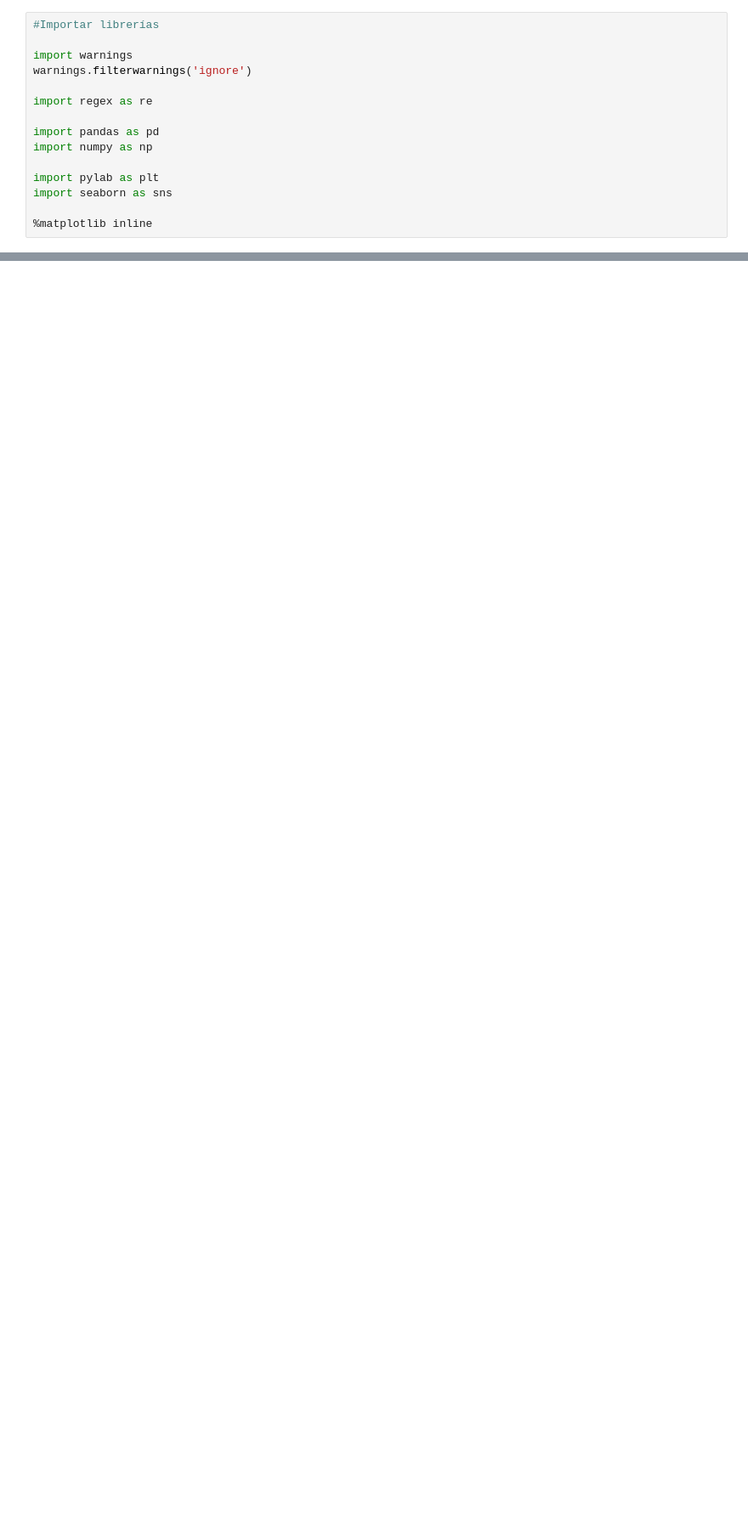
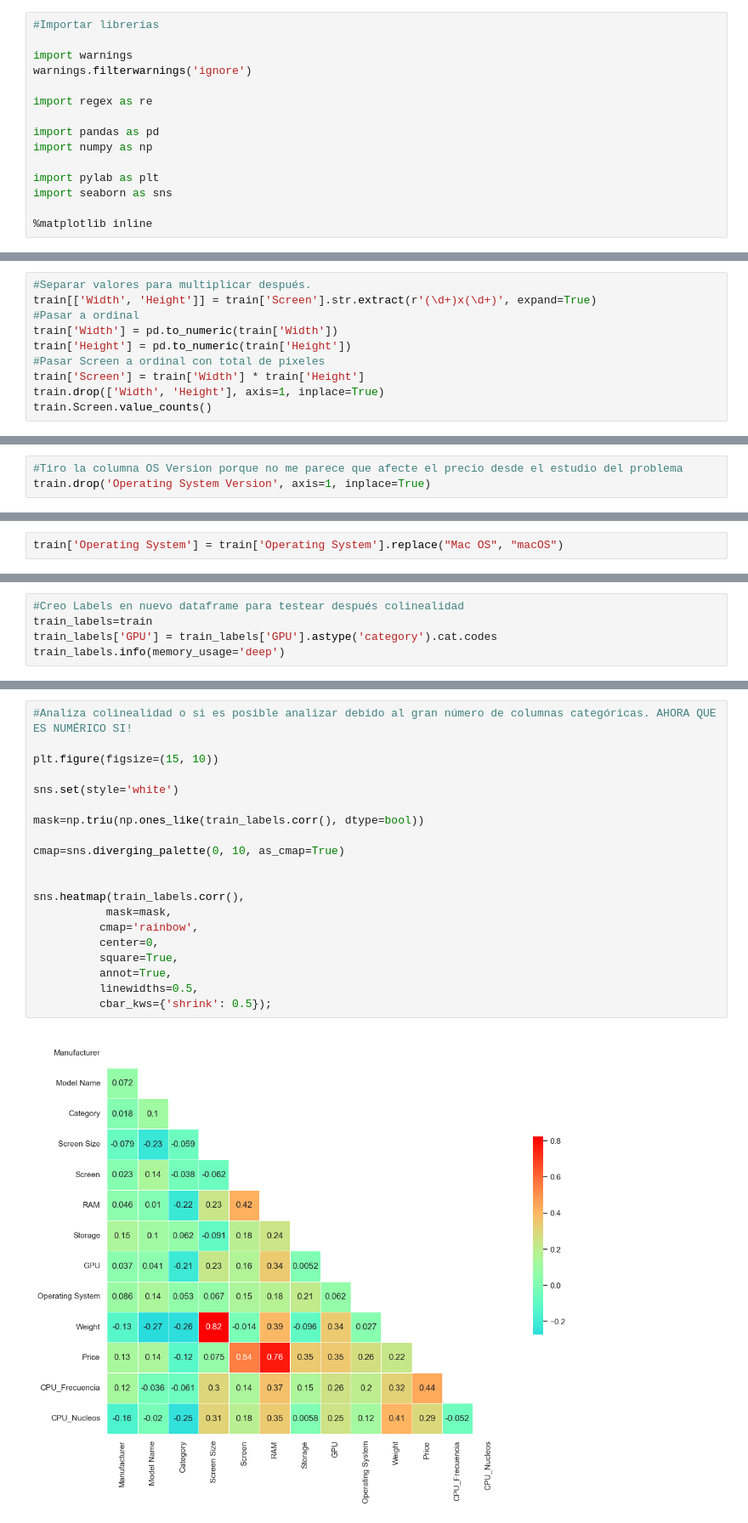
Before and after one commit to GuilleJuanco/Proyecto_Kaggle, a Jupyter notebook: main.ipynb, the cells around one changed output, grey strips where cells are left out. Shown at 85% size. Cells and saved outputs as stored; diff of their text form; blank space fills up the shorter version.

```diff
--- a/main.ipynb
+++ b/main.ipynb
@@ -447,0 +335,10 @@ memory usage: 344.3 KB
+# %%
+#Separar valores para multiplicar después.
+train[['Width', 'Height']] = train['Screen'].str.extract(r'(\d+)x(\d+)', expand=True)
+#Pasar a ordinal
+train['Width'] = pd.to_numeric(train['Width'])
+train['Height'] = pd.to_numeric(train['Height'])
+#Pasar Screen a ordinal con total de pixeles
+train['Screen'] = train['Width'] * train['Height']
+train.drop(['Width', 'Height'], axis=1, inplace=True)
+train.Screen.value_counts()
@@ -447,0 +398,3 @@ memory usage: 344.3 KB
+# %%
+#Tiro la columna OS Version porque no me parece que afecte el precio desde el estudio del problema
+train.drop('Operating System Version', axis=1, inplace=True)
@@ -447,0 +421,2 @@ memory usage: 344.3 KB
+# %%
+train['Operating System'] = train['Operating System'].replace("Mac OS", "macOS")
@@ -447,0 +537,5 @@ memory usage: 344.3 KB
+# %%
+#Creo Labels en nuevo dataframe para testear después colinealidad
+train_labels=train
+train_labels['GPU'] = train_labels['GPU'].astype('category').cat.codes
+train_labels.info(memory_usage='deep')
@@ -447,0 +577,22 @@ memory usage: 344.3 KB
+# %%
+#Analiza colinealidad o si es posible analizar debido al gran número de columnas categóricas. AHORA QUE ES NUMÉRICO SI!
+
+plt.figure(figsize=(15, 10))
+
+sns.set(style='white')
+
+mask=np.triu(np.ones_like(train_labels.corr(), dtype=bool))
+
+cmap=sns.diverging_palette(0, 10, as_cmap=True)
+
+
+sns.heatmap(train_labels.corr(),
+           mask=mask,
+          cmap='rainbow',
+          center=0,
+          square=True,
+          annot=True,
+          linewidths=0.5,
+          cbar_kws={'shrink': 0.5});
+# %% [output]
+[figure, added]
```
Also changed, not shown: parts of 60 cells of this notebook, 3 other files.
